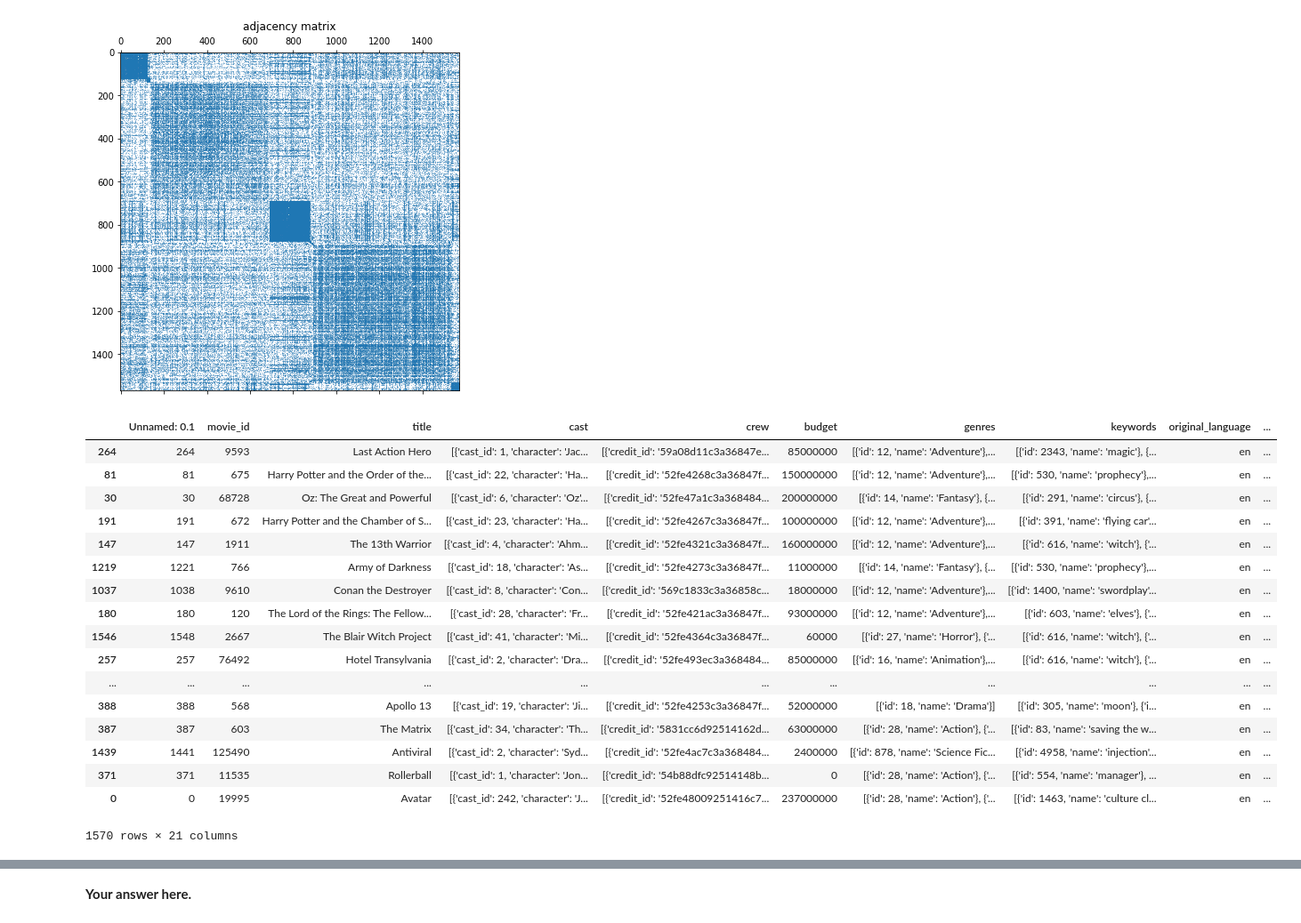
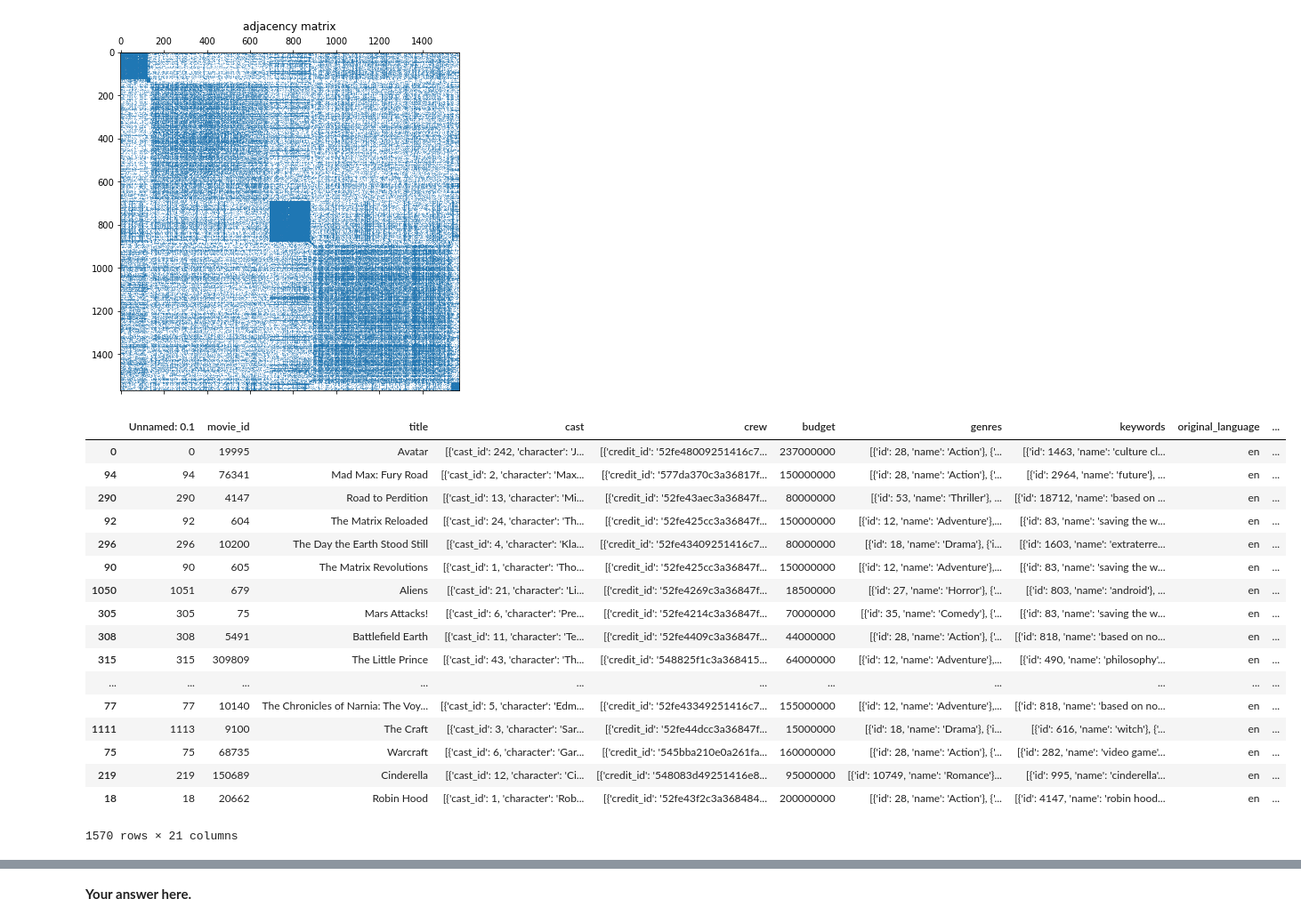
Before and after one commit to vndk36/Project_ntds2018, a Jupyter notebook: Milestone_3/3_spectral_graph_theory_coffee.ipynb, the cells around one changed output, grey strips where cells are left out. Shown at 89% size. Saved outputs shown, nothing was run; the diff lists cells and outputs as text; code cells hidden in the pictures.

```diff
--- a/Milestone_3/3_spectral_graph_theory_coffee.ipynb
+++ b/Milestone_3/3_spectral_graph_theory_coffee.ipynb
@@ -540,24 +540,24 @@ plt.title('adjacency matrix')
 Text(0.5, 1.05, 'adjacency matrix')
 [figure]
 # %%
-feat.sort_values('cluster',ascending=False)
+feat.sort_values('cluster')
 # %% [output]
 |  | Unnamed: 0.1 | movie_id | title | cast | crew | budget | genres | keywords | original_language | ... |
-| 264 | 264 | 9593 | Last Action Hero | [{'cast_id': 1, 'character': 'Jac... | [{'credit_id': '59a08d11c3a36847e... | 85000000 | [{'id': 12, 'name': 'Adventure'},... | [{'id': 2343, 'name': 'magic'}, {... | en | ... |
-| 81 | 81 | 675 | Harry Potter and the Order of the... | [{'cast_id': 22, 'character': 'Ha... | [{'credit_id': '52fe4268c3a36847f... | 150000000 | [{'id': 12, 'name': 'Adventure'},... | [{'id': 530, 'name': 'prophecy'},... | en | ... |
-| 30 | 30 | 68728 | Oz: The Great and Powerful | [{'cast_id': 6, 'character': 'Oz'... | [{'credit_id': '52fe47a1c3a368484... | 200000000 | [{'id': 14, 'name': 'Fantasy'}, {... | [{'id': 291, 'name': 'circus'}, {... | en | ... |
-| 191 | 191 | 672 | Harry Potter and the Chamber of S... | [{'cast_id': 23, 'character': 'Ha... | [{'credit_id': '52fe4267c3a36847f... | 100000000 | [{'id': 12, 'name': 'Adventure'},... | [{'id': 391, 'name': 'flying car'... | en | ... |
-| 147 | 147 | 1911 | The 13th Warrior | [{'cast_id': 4, 'character': 'Ahm... | [{'credit_id': '52fe4321c3a36847f... | 160000000 | [{'id': 12, 'name': 'Adventure'},... | [{'id': 616, 'name': 'witch'}, {'... | en | ... |
-| 1219 | 1221 | 766 | Army of Darkness | [{'cast_id': 18, 'character': 'As... | [{'credit_id': '52fe4273c3a36847f... | 11000000 | [{'id': 14, 'name': 'Fantasy'}, {... | [{'id': 530, 'name': 'prophecy'},... | en | ... |
-| 1037 | 1038 | 9610 | Conan the Destroyer | [{'cast_id': 8, 'character': 'Con... | [{'credit_id': '569c1833c3a36858c... | 18000000 | [{'id': 12, 'name': 'Adventure'},... | [{'id': 1400, 'name': 'swordplay'... | en | ... |
-| 180 | 180 | 120 | The Lord of the Rings: The Fellow... | [{'cast_id': 28, 'character': 'Fr... | [{'credit_id': '52fe421ac3a36847f... | 93000000 | [{'id': 12, 'name': 'Adventure'},... | [{'id': 603, 'name': 'elves'}, {'... | en | ... |
-| 1546 | 1548 | 2667 | The Blair Witch Project | [{'cast_id': 41, 'character': 'Mi... | [{'credit_id': '52fe4364c3a36847f... | 60000 | [{'id': 27, 'name': 'Horror'}, {'... | [{'id': 616, 'name': 'witch'}, {'... | en | ... |
-| 257 | 257 | 76492 | Hotel Transylvania | [{'cast_id': 2, 'character': 'Dra... | [{'credit_id': '52fe493ec3a368484... | 85000000 | [{'id': 16, 'name': 'Animation'},... | [{'id': 616, 'name': 'witch'}, {'... | en | ... |
+| 0 | 0 | 19995 | Avatar | [{'cast_id': 242, 'character': 'J... | [{'credit_id': '52fe48009251416c7... | 237000000 | [{'id': 28, 'name': 'Action'}, {'... | [{'id': 1463, 'name': 'culture cl... | en | ... |
+| 94 | 94 | 76341 | Mad Max: Fury Road | [{'cast_id': 2, 'character': 'Max... | [{'credit_id': '577da370c3a36817f... | 150000000 | [{'id': 28, 'name': 'Action'}, {'... | [{'id': 2964, 'name': 'future'}, ... | en | ... |
+| 290 | 290 | 4147 | Road to Perdition | [{'cast_id': 13, 'character': 'Mi... | [{'credit_id': '52fe43aec3a36847f... | 80000000 | [{'id': 53, 'name': 'Thriller'}, ... | [{'id': 18712, 'name': 'based on ... | en | ... |
+| 92 | 92 | 604 | The Matrix Reloaded | [{'cast_id': 24, 'character': 'Th... | [{'credit_id': '52fe425cc3a36847f... | 150000000 | [{'id': 12, 'name': 'Adventure'},... | [{'id': 83, 'name': 'saving the w... | en | ... |
+| 296 | 296 | 10200 | The Day the Earth Stood Still | [{'cast_id': 4, 'character': 'Kla... | [{'credit_id': '52fe43409251416c7... | 80000000 | [{'id': 18, 'name': 'Drama'}, {'i... | [{'id': 1603, 'name': 'extraterre... | en | ... |
+| 90 | 90 | 605 | The Matrix Revolutions | [{'cast_id': 1, 'character': 'Tho... | [{'credit_id': '52fe425cc3a36847f... | 150000000 | [{'id': 12, 'name': 'Adventure'},... | [{'id': 83, 'name': 'saving the w... | en | ... |
+| 1050 | 1051 | 679 | Aliens | [{'cast_id': 21, 'character': 'Li... | [{'credit_id': '52fe4269c3a36847f... | 18500000 | [{'id': 27, 'name': 'Horror'}, {'... | [{'id': 803, 'name': 'android'}, ... | en | ... |
+| 305 | 305 | 75 | Mars Attacks! | [{'cast_id': 6, 'character': 'Pre... | [{'credit_id': '52fe4214c3a36847f... | 70000000 | [{'id': 35, 'name': 'Comedy'}, {'... | [{'id': 83, 'name': 'saving the w... | en | ... |
+| 308 | 308 | 5491 | Battlefield Earth | [{'cast_id': 11, 'character': 'Te... | [{'credit_id': '52fe4409c3a36847f... | 44000000 | [{'id': 28, 'name': 'Action'}, {'... | [{'id': 818, 'name': 'based on no... | en | ... |
+| 315 | 315 | 309809 | The Little Prince | [{'cast_id': 43, 'character': 'Th... | [{'credit_id': '548825f1c3a368415... | 64000000 | [{'id': 12, 'name': 'Adventure'},... | [{'id': 490, 'name': 'philosophy'... | en | ... |
 | ... | ... | ... | ... | ... | ... | ... | ... | ... | ... | ... |
-| 388 | 388 | 568 | Apollo 13 | [{'cast_id': 19, 'character': 'Ji... | [{'credit_id': '52fe4253c3a36847f... | 52000000 | [{'id': 18, 'name': 'Drama'}] | [{'id': 305, 'name': 'moon'}, {'i... | en | ... |
-| 387 | 387 | 603 | The Matrix | [{'cast_id': 34, 'character': 'Th... | [{'credit_id': '5831cc6d92514162d... | 63000000 | [{'id': 28, 'name': 'Action'}, {'... | [{'id': 83, 'name': 'saving the w... | en | ... |
-| 1439 | 1441 | 125490 | Antiviral | [{'cast_id': 2, 'character': 'Syd... | [{'credit_id': '52fe4ac7c3a368484... | 2400000 | [{'id': 878, 'name': 'Science Fic... | [{'id': 4958, 'name': 'injection'... | en | ... |
-| 371 | 371 | 11535 | Rollerball | [{'cast_id': 1, 'character': 'Jon... | [{'credit_id': '54b88dfc92514148b... | 0 | [{'id': 28, 'name': 'Action'}, {'... | [{'id': 554, 'name': 'manager'}, ... | en | ... |
-| 0 | 0 | 19995 | Avatar | [{'cast_id': 242, 'character': 'J... | [{'credit_id': '52fe48009251416c7... | 237000000 | [{'id': 28, 'name': 'Action'}, {'... | [{'id': 1463, 'name': 'culture cl... | en | ... |
+| 77 | 77 | 10140 | The Chronicles of Narnia: The Voy... | [{'cast_id': 5, 'character': 'Edm... | [{'credit_id': '52fe43349251416c7... | 155000000 | [{'id': 12, 'name': 'Adventure'},... | [{'id': 818, 'name': 'based on no... | en | ... |
+| 1111 | 1113 | 9100 | The Craft | [{'cast_id': 3, 'character': 'Sar... | [{'credit_id': '52fe44dcc3a36847f... | 15000000 | [{'id': 18, 'name': 'Drama'}, {'i... | [{'id': 616, 'name': 'witch'}, {'... | en | ... |
+| 75 | 75 | 68735 | Warcraft | [{'cast_id': 6, 'character': 'Gar... | [{'credit_id': '545bba210e0a261fa... | 160000000 | [{'id': 28, 'name': 'Action'}, {'... | [{'id': 282, 'name': 'video game'... | en | ... |
+| 219 | 219 | 150689 | Cinderella | [{'cast_id': 12, 'character': 'Ci... | [{'credit_id': '548083d49251416e8... | 95000000 | [{'id': 10749, 'name': 'Romance'}... | [{'id': 995, 'name': 'cinderella'... | en | ... |
+| 18 | 18 | 20662 | Robin Hood | [{'cast_id': 1, 'character': 'Rob... | [{'credit_id': '52fe43f2c3a368484... | 200000000 | [{'id': 28, 'name': 'Action'}, {'... | [{'id': 4147, 'name': 'robin hood... | en | ... |
 1570 rows × 21 columns
 # %%
```
Also changed, not shown: parts of 2 cells of this notebook, 2 other files.
